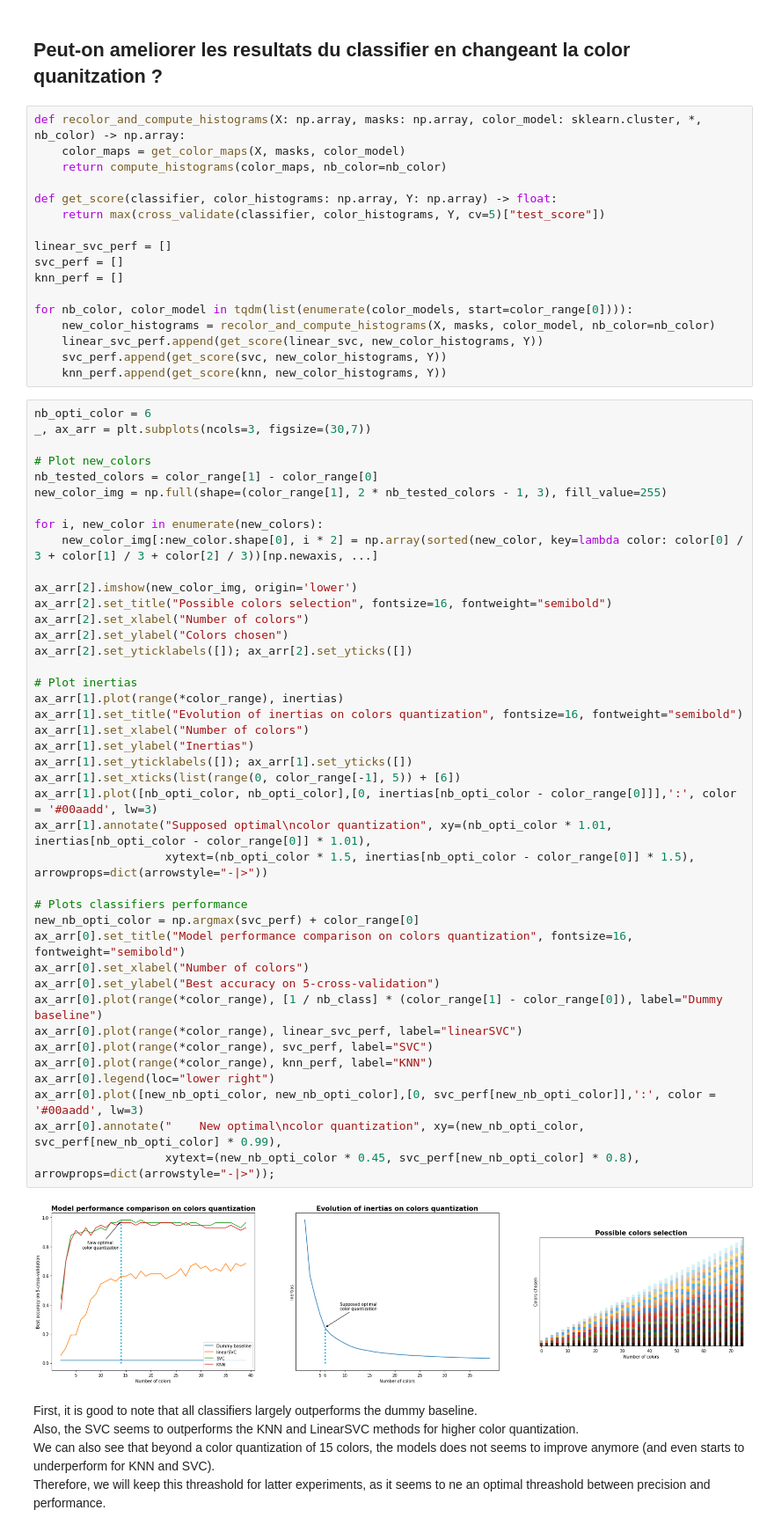
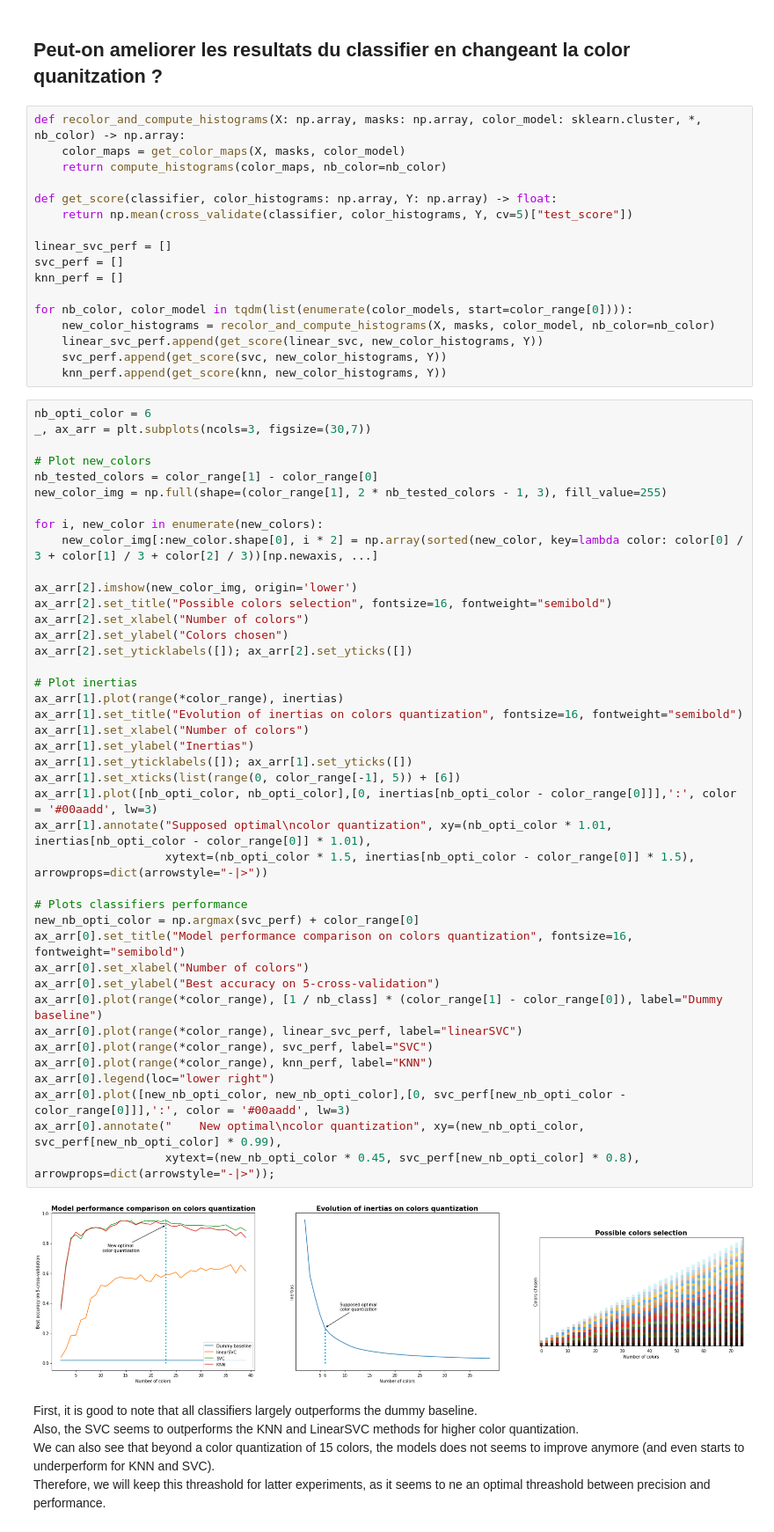
Before and after one commit to Whojo/Dobble-master-race, a Jupyter notebook: color-histogram.ipynb, the cells around one changed output. Shown: that part at 88% size. Saved outputs shown, nothing was run; the diff lists cells and outputs as text.

Commit message:
Replace max by mean in cross validation metrics

```diff
--- a/color-histogram.ipynb
+++ b/color-histogram.ipynb
@@ -390,7 +394,7 @@ def recolor_and_compute_histograms(X: np.array, masks: np.array, color_model: sk
     return compute_histograms(color_maps, nb_color=nb_color)
 
 def get_score(classifier, color_histograms: np.array, Y: np.array) -> float:
-    return max(cross_validate(classifier, color_histograms, Y, cv=5)["test_score"])
+    return np.mean(cross_validate(classifier, color_histograms, Y, cv=5)["test_score"])
 
 linear_svc_perf = []
 svc_perf = []
@@ -415,35 +419,35 @@ for i, new_color in enumerate(new_colors):
 ax_arr[2].imshow(new_color_img, origin='lower')
 ax_arr[2].set_title("Possible colors selection", fontsize=16, fontweight="semibold")
 ax_arr[2].set_xlabel("Number of colors")
 ax_arr[2].set_ylabel("Colors chosen")
 ax_arr[2].set_yticklabels([]); ax_arr[2].set_yticks([])
 
 # Plot inertias
 ax_arr[1].plot(range(*color_range), inertias)
 ax_arr[1].set_title("Evolution of inertias on colors quantization", fontsize=16, fontweight="semibold")
 ax_arr[1].set_xlabel("Number of colors")
 ax_arr[1].set_ylabel("Inertias")
 ax_arr[1].set_yticklabels([]); ax_arr[1].set_yticks([])
 ax_arr[1].set_xticks(list(range(0, color_range[-1], 5)) + [6])
 ax_arr[1].plot([nb_opti_color, nb_opti_color],[0, inertias[nb_opti_color - color_range[0]]],':', color = '#00aadd', lw=3)
 ax_arr[1].annotate("Supposed optimal\ncolor quantization", xy=(nb_opti_color * 1.01, inertias[nb_opti_color - color_range[0]] * 1.01),
                    xytext=(nb_opti_color * 1.5, inertias[nb_opti_color - color_range[0]] * 1.5), arrowprops=dict(arrowstyle="-|>"))
 
 # Plots classifiers performance
 new_nb_opti_color = np.argmax(svc_perf) + color_range[0]
 ax_arr[0].set_title("Model performance comparison on colors quantization", fontsize=16, fontweight="semibold")
 ax_arr[0].set_xlabel("Number of colors")
 ax_arr[0].set_ylabel("Best accuracy on 5-cross-validation")
 ax_arr[0].plot(range(*color_range), [1 / nb_class] * (color_range[1] - color_range[0]), label="Dummy baseline")
 ax_arr[0].plot(range(*color_range), linear_svc_perf, label="linearSVC")
 ax_arr[0].plot(range(*color_range), svc_perf, label="SVC")
 ax_arr[0].plot(range(*color_range), knn_perf, label="KNN")
 ax_arr[0].legend(loc="lower right")
-ax_arr[0].plot([new_nb_opti_color, new_nb_opti_color],[0, svc_perf[new_nb_opti_color]],':', color = '#00aadd', lw=3)
+ax_arr[0].plot([new_nb_opti_color, new_nb_opti_color],[0, svc_perf[new_nb_opti_color - color_range[0]]],':', color = '#00aadd', lw=3)
 ax_arr[0].annotate("    New optimal\ncolor quantization", xy=(new_nb_opti_color, svc_perf[new_nb_opti_color] * 0.99),
                    xytext=(new_nb_opti_color * 0.45, svc_perf[new_nb_opti_color] * 0.8), arrowprops=dict(arrowstyle="-|>"));
 # %% [output]
-[figure, old version]
+[figure, new version]
 # %% [markdown]
 First, it is good to note that all classifiers largely outperforms the dummy baseline.\
 Also, the SVC seems to outperforms the KNN and LinearSVC methods for higher color quantization. \
```
Also changed, not shown: parts of 7 cells of this notebook.
